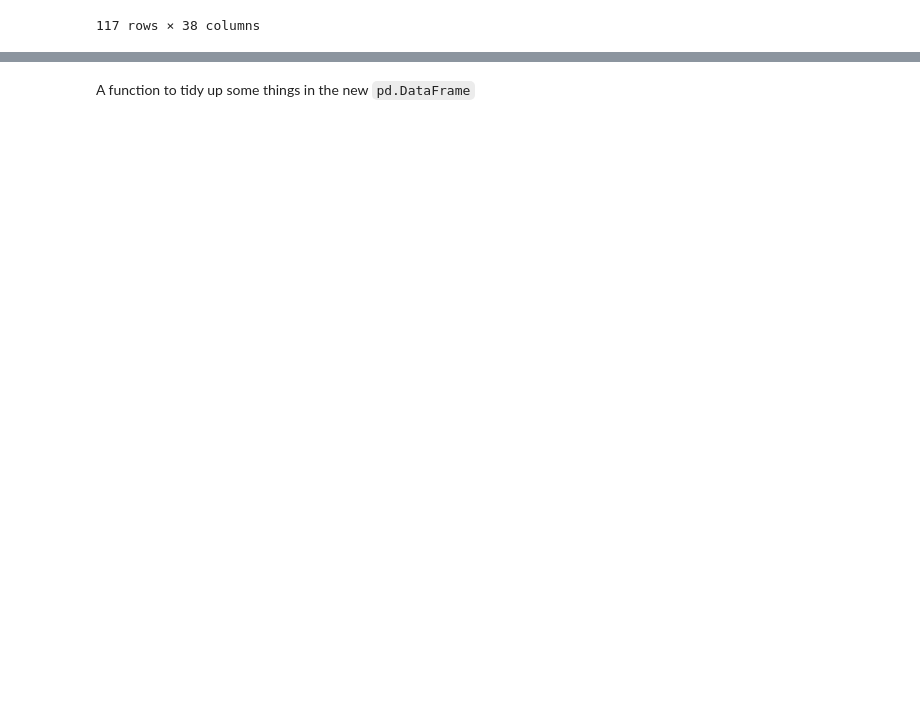
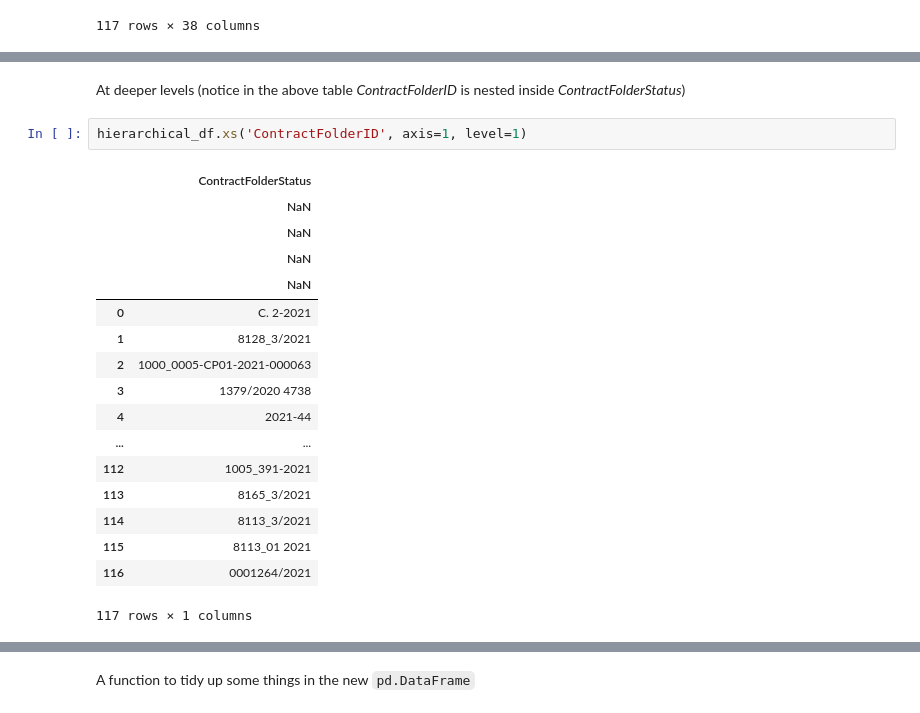
Before and after one commit to manuvazquez/dlsproc, a Jupyter notebook: 10_xml.ipynb, the cells around one changed output, grey strips where cells are left out. Cells and saved outputs as stored; diff of their text form; blank space fills up the shorter version.

```diff
--- a/10_xml.ipynb
+++ b/10_xml.ipynb
@@ -510,0 +626,22 @@ df
+# %% [markdown]
+At deeper levels (notice in the above table *ContractFolderID* is nested inside *ContractFolderStatus*)
+# %%
+hierarchical_df.xs('ContractFolderID', axis=1, level=1)
+# %% [output]
+|  | ContractFolderStatus |
+|  | NaN |
+|  | NaN |
+|  | NaN |
+|  | NaN |
+| 0 | C. 2-2021 |
+| 1 | 8128_3/2021 |
+| 2 | 1000_0005-CP01-2021-000063 |
+| 3 | 1379/2020 4738 |
+| 4 | 2021-44 |
+| ... | ... |
+| 112 | 1005_391-2021 |
+| 113 | 8165_3/2021 |
+| 114 | 8113_3/2021 |
+| 115 | 8113_01 2021 |
+| 116 | 0001264/2021 |
+117 rows × 1 columns
```
Also changed, not shown: parts of 40 cells of this notebook, 5 other files.
